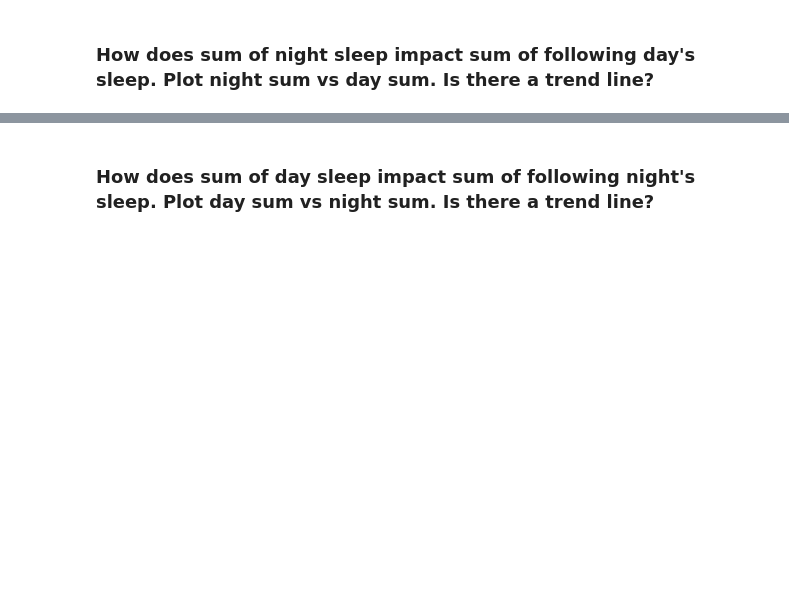
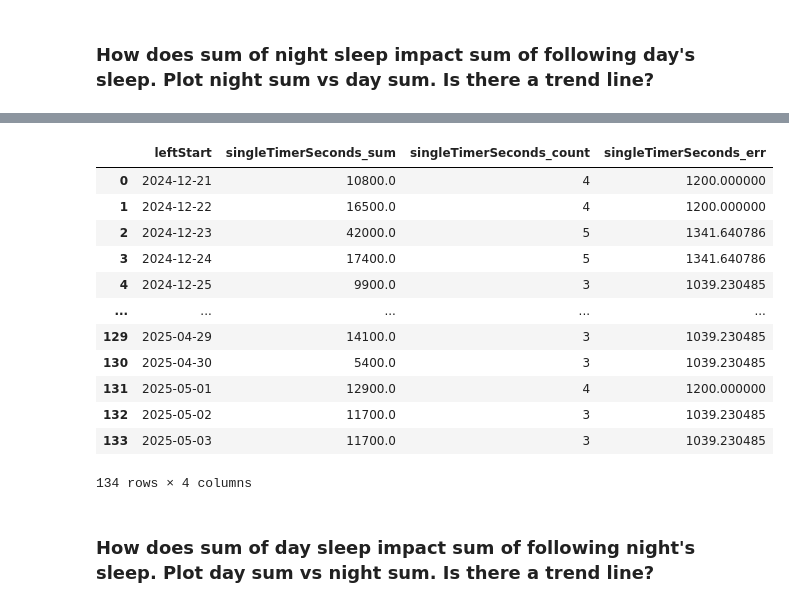
Before and after one commit to deividribeiro/baby_growth_tracking, a Jupyter notebook: mybaby.ipynb, the cells around one changed output, grey strips where cells are left out. Drawn from its saved outputs; the diff is of its cells as text; code cells hidden in the pictures; blank space fills up the shorter version.

```diff
--- a/mybaby.ipynb
+++ b/mybaby.ipynb
@@ -554,3 +566,19 @@ plt.savefig("figures/sleep_night_on_day.png")
+# %%
+daily_totals_day
+# %% [output]
+|  | leftStart | singleTimerSeconds_sum | singleTimerSeconds_count | singleTimerSeconds_err |
+| 0 | 2024-12-21 | 10800.0 | 4 | 1200.000000 |
+| 1 | 2024-12-22 | 16500.0 | 4 | 1200.000000 |
+| 2 | 2024-12-23 | 42000.0 | 5 | 1341.640786 |
+| 3 | 2024-12-24 | 17400.0 | 5 | 1341.640786 |
+| 4 | 2024-12-25 | 9900.0 | 3 | 1039.230485 |
+| ... | ... | ... | ... | ... |
+| 129 | 2025-04-29 | 14100.0 | 3 | 1039.230485 |
+| 130 | 2025-04-30 | 5400.0 | 3 | 1039.230485 |
+| 131 | 2025-05-01 | 12900.0 | 4 | 1200.000000 |
+| 132 | 2025-05-02 | 11700.0 | 3 | 1039.230485 |
+| 133 | 2025-05-03 | 11700.0 | 3 | 1039.230485 |
+134 rows × 4 columns
 # %% [markdown]
 ### How does sum of day sleep impact sum of following night's sleep. Plot day sum vs night sum. Is there a trend line?
 # %%
```
Also changed, not shown: parts of 33 cells of this notebook, 22 other files.
